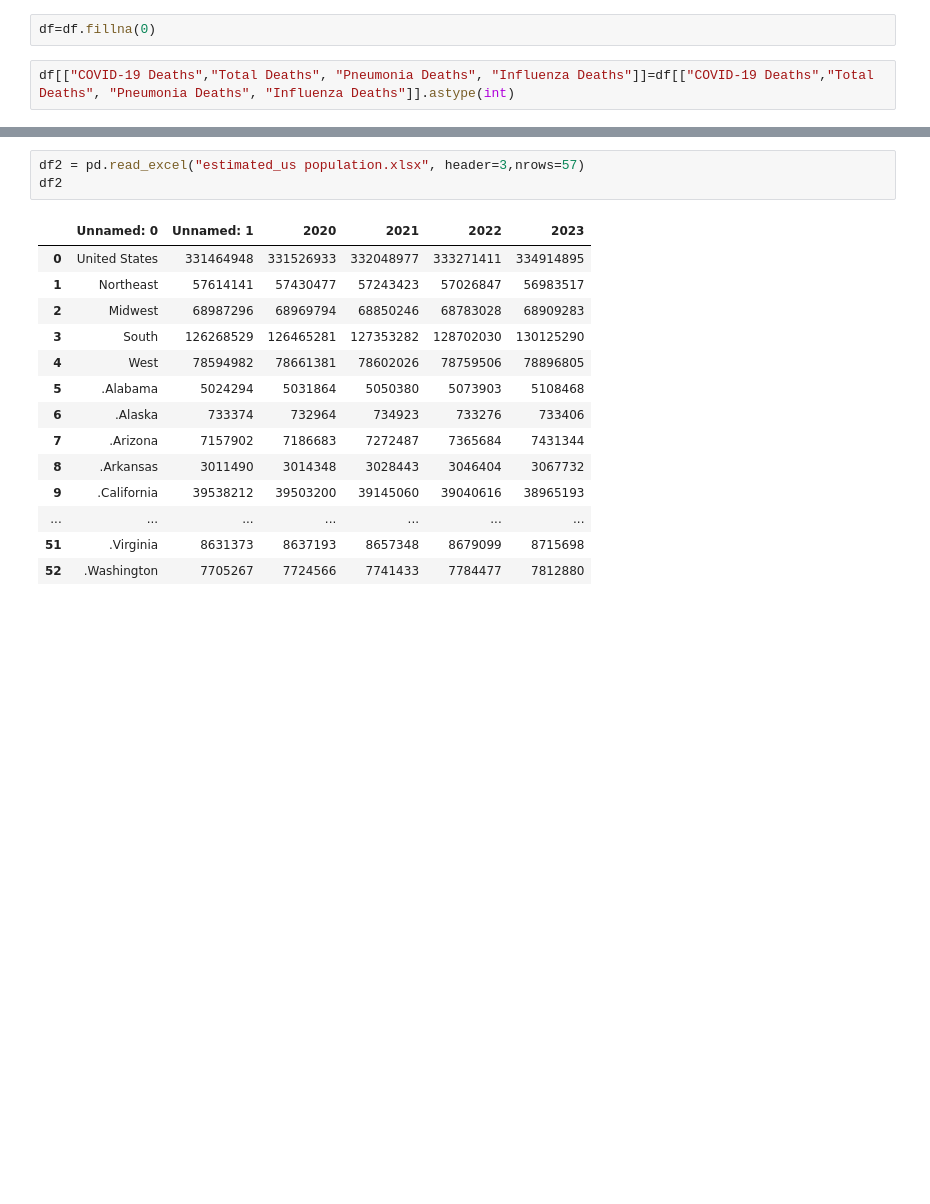
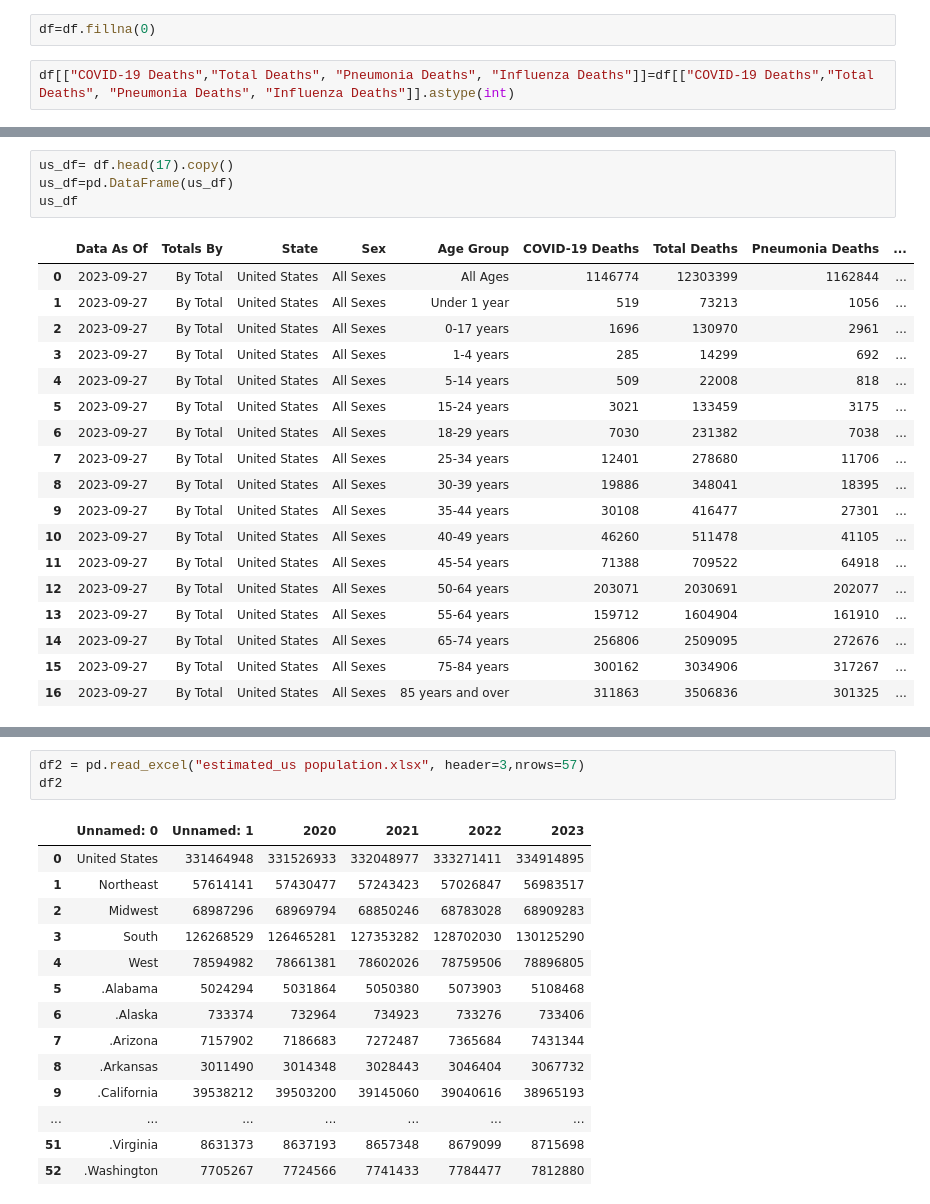
Before and after one commit to Bgrlgymnast/project-3-data-ethics-group4, a Jupyter notebook: Team4-COVID.ipynb, the cells around one changed output, grey strips where cells are left out. Drawn from its saved outputs; the diff is of its cells as text; blank space fills up the shorter version.

```diff
--- a/Team4-COVID.ipynb
+++ b/Team4-COVID.ipynb
@@ -60,3 +61,26 @@ df
 | 137698 | 2023-09-27 | By Month | Puerto Rico | Female | 75-84 years | 0 | 211 | 36 | ... |
 | 137699 | 2023-09-27 | By Month | Puerto Rico | Female | 85 years and over | 0 | 265 | 42 | ... |
 137700 rows × 9 columns
+# %%
+us_df= df.head(17).copy()
+us_df=pd.DataFrame(us_df)
+us_df
+# %% [output]
+|  | Data As Of | Totals By | State | Sex | Age Group | COVID-19 Deaths | Total Deaths | Pneumonia Deaths | ... |
+| 0 | 2023-09-27 | By Total | United States | All Sexes | All Ages | 1146774 | 12303399 | 1162844 | ... |
+| 1 | 2023-09-27 | By Total | United States | All Sexes | Under 1 year | 519 | 73213 | 1056 | ... |
+| 2 | 2023-09-27 | By Total | United States | All Sexes | 0-17 years | 1696 | 130970 | 2961 | ... |
+| 3 | 2023-09-27 | By Total | United States | All Sexes | 1-4 years | 285 | 14299 | 692 | ... |
+| 4 | 2023-09-27 | By Total | United States | All Sexes | 5-14 years | 509 | 22008 | 818 | ... |
+| 5 | 2023-09-27 | By Total | United States | All Sexes | 15-24 years | 3021 | 133459 | 3175 | ... |
+| 6 | 2023-09-27 | By Total | United States | All Sexes | 18-29 years | 7030 | 231382 | 7038 | ... |
+| 7 | 2023-09-27 | By Total | United States | All Sexes | 25-34 years | 12401 | 278680 | 11706 | ... |
+| 8 | 2023-09-27 | By Total | United States | All Sexes | 30-39 years | 19886 | 348041 | 18395 | ... |
+| 9 | 2023-09-27 | By Total | United States | All Sexes | 35-44 years | 30108 | 416477 | 27301 | ... |
+| 10 | 2023-09-27 | By Total | United States | All Sexes | 40-49 years | 46260 | 511478 | 41105 | ... |
+| 11 | 2023-09-27 | By Total | United States | All Sexes | 45-54 years | 71388 | 709522 | 64918 | ... |
+| 12 | 2023-09-27 | By Total | United States | All Sexes | 50-64 years | 203071 | 2030691 | 202077 | ... |
+| 13 | 2023-09-27 | By Total | United States | All Sexes | 55-64 years | 159712 | 1604904 | 161910 | ... |
+| 14 | 2023-09-27 | By Total | United States | All Sexes | 65-74 years | 256806 | 2509095 | 272676 | ... |
+| 15 | 2023-09-27 | By Total | United States | All Sexes | 75-84 years | 300162 | 3034906 | 317267 | ... |
+| 16 | 2023-09-27 | By Total | United States | All Sexes | 85 years and over | 311863 | 3506836 | 301325 | ... |
```
Also changed, not shown: parts of 10 cells of this notebook, 7 other files.
